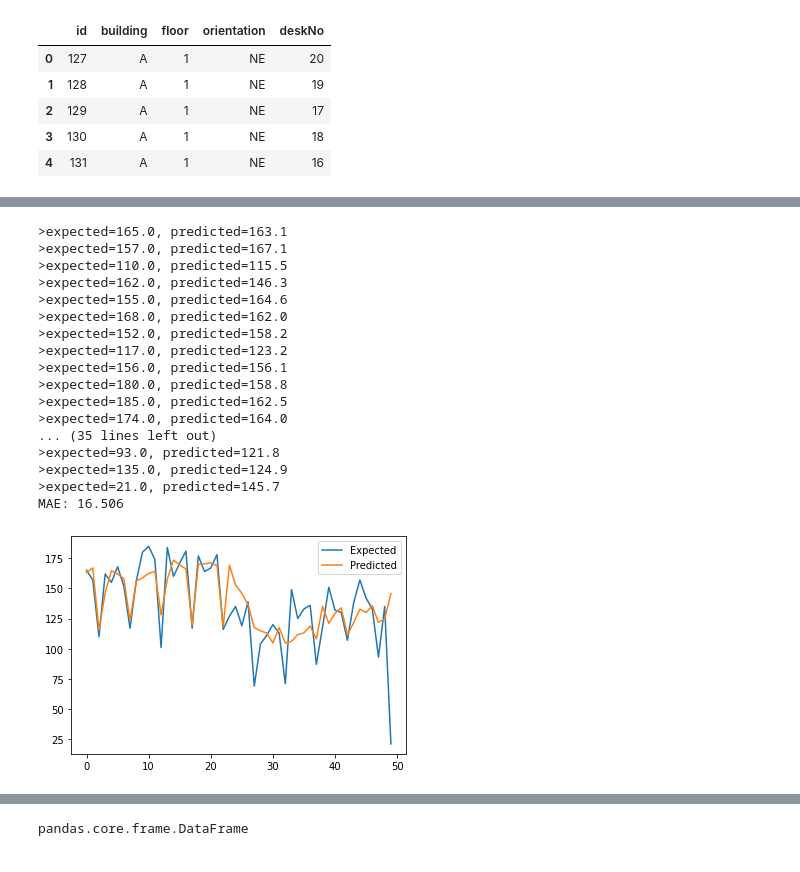
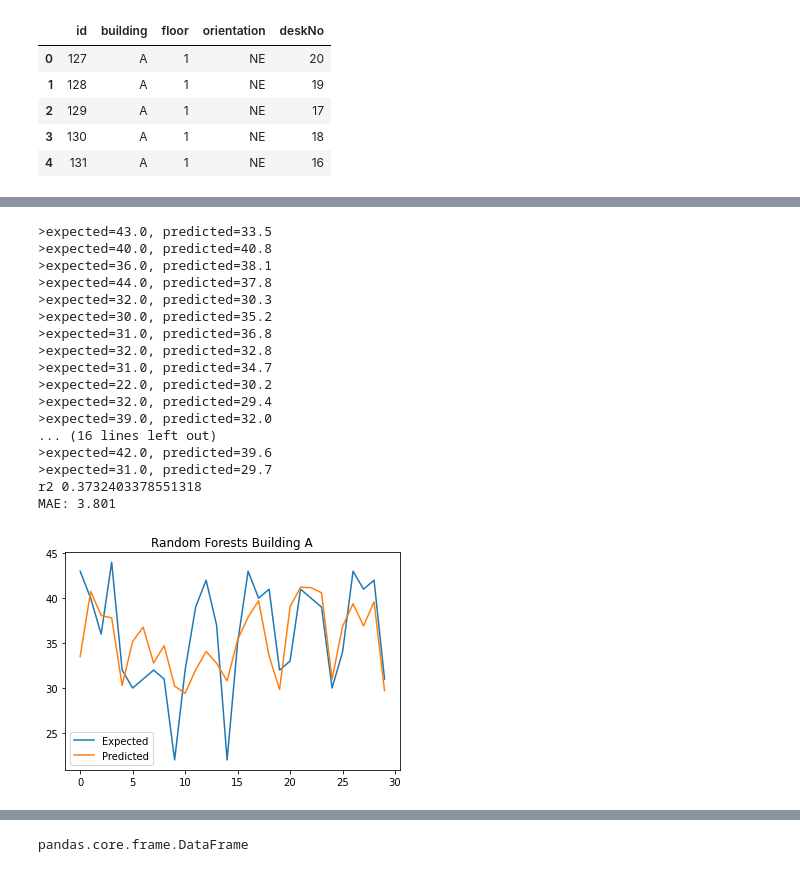
Before and after one commit to Ktrnas/758865, a Jupyter notebook: wilo1.ipynb, the cells around one changed output, grey strips where cells are left out. Cells and saved outputs as stored; diff of their text form; code cells hidden in the pictures.

Commit message:
predictions grouped buildings

```diff
--- a/wilo1.ipynb
+++ b/wilo1.ipynb
@@ -311,51 +173,56 @@ def walk_forward_validation(data, n_test):
 	train, test = train_test_split(data, n_test)
 	# seed history with training dataset
 	history = [x for x in train]
 	# step over each time-step in the test set
 	for i in range(len(test)):
 		# split test row into input and output columns
 		testX, testy = test[i, :-1], test[i, -1]
 		# fit model on history and make a prediction
 		yhat = random_forest_forecast(history, testX)
 		# store forecast in list of predictions
 		predictions.append(yhat)
 		# add actual observation to history for the next loop
 		history.append(test[i])
 		# summarize progress
 		print('>expected=%.1f, predicted=%.1f' % (testy, yhat))
 	# estimate prediction error
 	error = mean_absolute_error(test[:, -1], predictions)
 	return error, test[:, -1], predictions
 
 # load the dataset
-series = read_csv('gruppiertdatum3.csv', header=0, index_col=0)
+series = read_csv('BuildingA1.csv', header=0, index_col=0)
 values = series.values
 # transform the time series data into supervised learning
-data = series_to_supervised(values, n_in=15)
+data = series_to_supervised(values, n_in=40)
 # evaluate
-mae, y, yhat = walk_forward_validation(data, 50)
+mae, y, yhat = walk_forward_validation(data, 30)
+
+
+r2 = r2_score(y, np.round(yhat))
+print("r2",r2)
 print('MAE: %.3f' % mae)
 # plot expected vs predicted
+pyplot.title("Random Forests Building A")
 pyplot.plot(y, label='Expected')
 pyplot.plot(yhat, label='Predicted')
 pyplot.legend()
 pyplot.show()
 # %% [output]
->expected=165.0, predicted=163.1
->expected=157.0, predicted=167.1
->expected=110.0, predicted=115.5
->expected=162.0, predicted=146.3
->expected=155.0, predicted=164.6
->expected=168.0, predicted=162.0
->expected=152.0, predicted=158.2
->expected=117.0, predicted=123.2
->expected=156.0, predicted=156.1
->expected=180.0, predicted=158.8
->expected=185.0, predicted=162.5
->expected=174.0, predicted=164.0
-... (35 lines left out)
->expected=93.0, predicted=121.8
->expected=135.0, predicted=124.9
->expected=21.0, predicted=145.7
-MAE: 16.506
+>expected=43.0, predicted=33.5
+>expected=40.0, predicted=40.8
+>expected=36.0, predicted=38.1
+>expected=44.0, predicted=37.8
+>expected=32.0, predicted=30.3
+>expected=30.0, predicted=35.2
+>expected=31.0, predicted=36.8
+>expected=32.0, predicted=32.8
+>expected=31.0, predicted=34.7
+>expected=22.0, predicted=30.2
+>expected=32.0, predicted=29.4
+>expected=39.0, predicted=32.0
+... (16 lines left out)
+>expected=42.0, predicted=39.6
+>expected=31.0, predicted=29.7
+r2 0.3732403378551318
+MAE: 3.801
-[figure, old version]
+[figure, new version]
```
Also changed, not shown: parts of 25 cells of this notebook, 13 other files.
